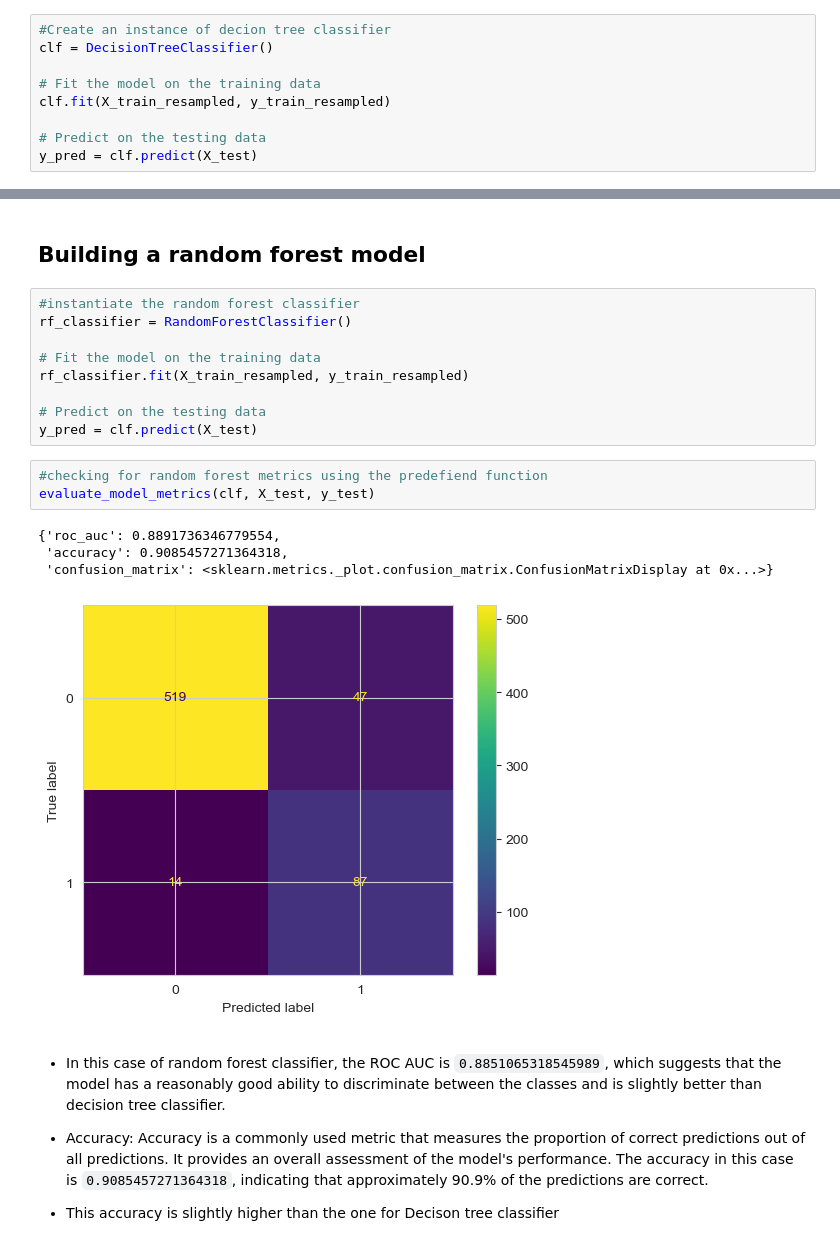
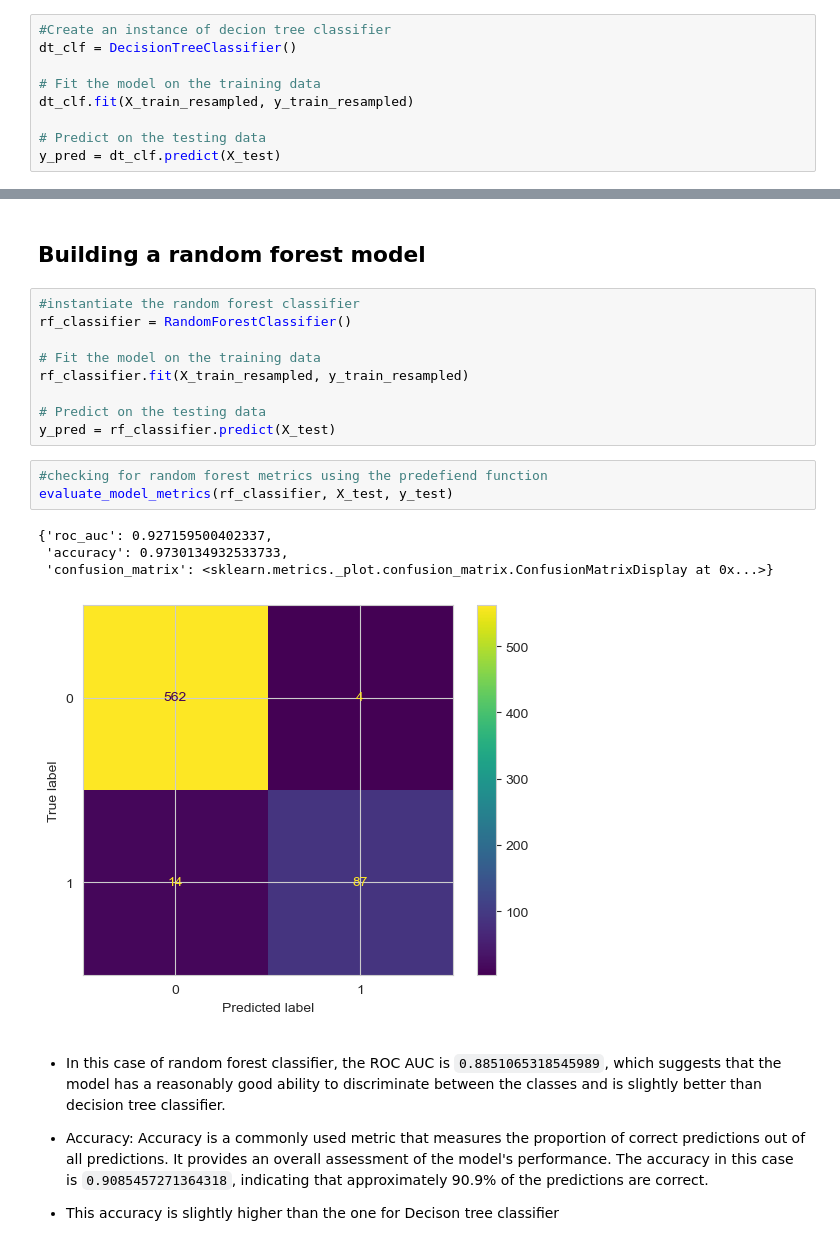
Before and after one commit to nelkemboi/dsc-phase-3-project-v2-3, a Jupyter notebook: customerchurn.ipynb, the cells around one changed output, grey strips where cells are left out. Drawn from its saved outputs; the diff is of its cells as text.

```diff
--- a/customerchurn.ipynb
+++ b/customerchurn.ipynb
@@ -560,12 +560,12 @@ Cross-validation scores: [0.66083151 0.92778993 0.9321663  0.91128149 0.90909091
 ## Building Decison Trees clasifier model
 # %%
 #Create an instance of decion tree classifier
-clf = DecisionTreeClassifier()
+dt_clf = DecisionTreeClassifier()
 
 # Fit the model on the training data
-clf.fit(X_train_resampled, y_train_resampled)
+dt_clf.fit(X_train_resampled, y_train_resampled)
 
 # Predict on the testing data
-y_pred = clf.predict(X_test)
+y_pred = dt_clf.predict(X_test)
 # %%
 #checking for decison tree metrics using the predefiend function
@@ -608,15 +608,15 @@ rf_classifier = RandomForestClassifier()
 rf_classifier.fit(X_train_resampled, y_train_resampled)
 
 # Predict on the testing data
-y_pred = clf.predict(X_test)
+y_pred = rf_classifier.predict(X_test)
 # %%
 #checking for random forest metrics using the predefiend function
-evaluate_model_metrics(clf, X_test, y_test)
+evaluate_model_metrics(rf_classifier, X_test, y_test)
 # %% [output]
-{'roc_auc': 0.8891736346779554,
- 'accuracy': 0.9085457271364318,
+{'roc_auc': 0.927159500402337,
+ 'accuracy': 0.9730134932533733,
  'confusion_matrix': <sklearn.metrics._plot.confusion_matrix.ConfusionMatrixDisplay at 0x...>}
-[figure, old version]
+[figure, new version]
 # %% [markdown]
 * In this case of random forest classifier, the ROC AUC is `0.8851065318545989`, which suggests that the model has a reasonably good ability to discriminate between the classes and is slightly better than decision tree classifier.
 
```
Also changed, not shown: parts of 18 cells of this notebook.
